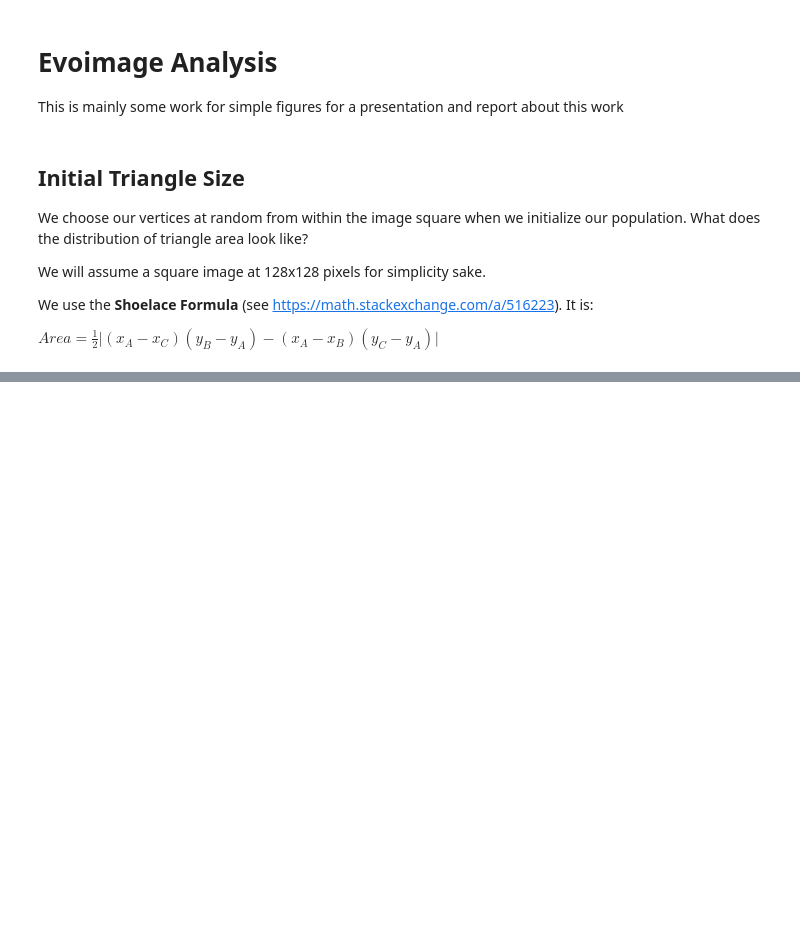
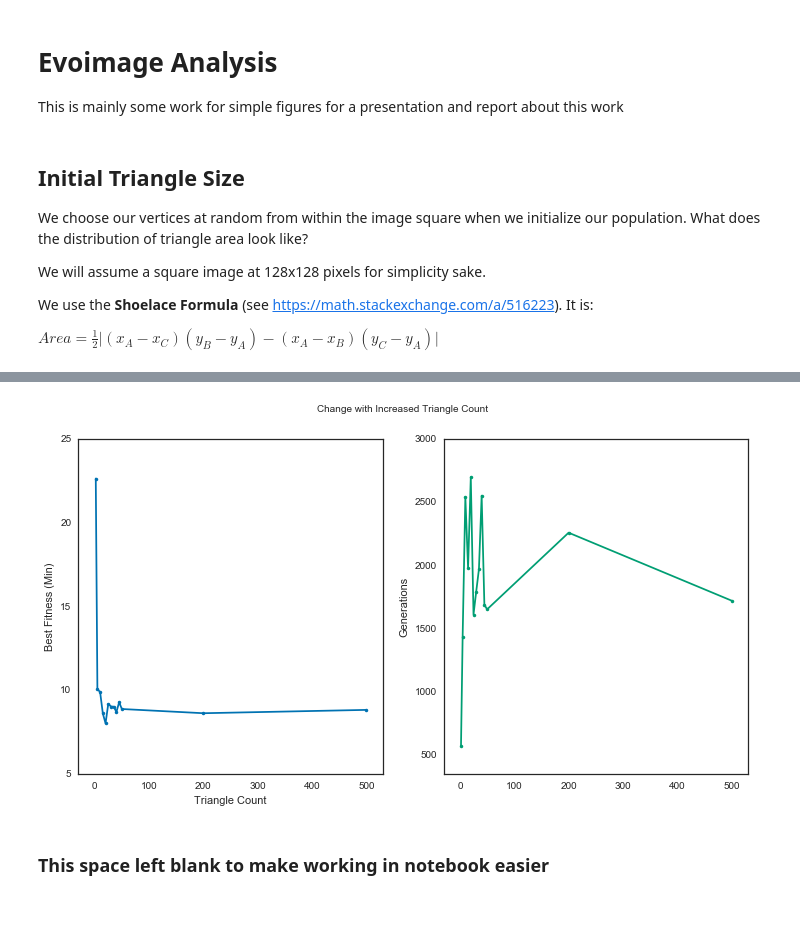
Before and after one commit to CraigKelly/evoimage, a Jupyter notebook: analysis/Simple Analysis Questions.ipynb, the cells around one changed output, grey strips where cells are left out. Drawn from its saved outputs; the diff is of its cells as text; code cells hidden in the pictures; blank space fills up the shorter version.

Commit message:
Additional analysis and graphs

```diff
--- a/analysis/Simple Analysis Questions.ipynb
+++ b/analysis/Simple Analysis Questions.ipynb
@@ -71,0 +76,39 @@ dtype: float64
+# %%
+ runs = pd.DataFrame([
+    [2, 570, 22.63392, 6.516666666666667],
+    [5, 1433, 10.05792, 17.133333333333333],
+    [10, 2541, 9.88006, 35.083333333333336],
+    [15, 1978, 8.60166, 29.016666666666666],
+    [20, 2697, 8.01243, 41.766666666666666],
+    [25, 1610, 9.17495, 26.333333333333332],
+    [30, 1792, 9.01726, 33.03333333333333],
+    [35, 1970, 9.0075, 35.7],
+    [40, 2551, 8.68943, 50.68333333333333],
+    [45, 1689, 9.27403, 39.35],
+    [50, 1651, 8.8679, 36.68333333333333],
+    [200, 2258, 8.61601, 102.63333333333334],
+    [500, 1720, 8.81538, 154.08333333333334],
+],
+     columns=['TriangleCount', 'Generations', 'BestFitness', 'Minutes']
+)
+
+fig, (ax1, ax2) = plt.subplots(1, 2, figsize=(12,6), sharex=True)
+fig.suptitle('Change with Increased Triangle Count')
+ax1.set_xlabel('Triangle Count')
+ax1.set_xlim((-30, 530))  # Only set this one once
+
+ax1.plot(runs['TriangleCount'], runs['BestFitness'], '.-')
+ax1.set_ylabel('Best Fitness (Min)')
+ax1.set_ylim((5, 25))
+
+ax2.plot(runs['TriangleCount'], runs['Generations'], '.-', color=sea.color_palette()[1])
+ax2.set_ylabel('Generations')
+ax2.set_ylim((350, 3000))
+
+fig.savefig('triangle-proc.png', dpi=1000, bbox_inches='tight', pad_inches=0.01)
+# %% [output]
+[figure, added]
+# %% [markdown]
+### This space left blank to make working in notebook easier
+
+<div style="height:3in;">&nbsp;</div>
```
Also changed, not shown: parts of 2 cells of this notebook, 2 other files.
